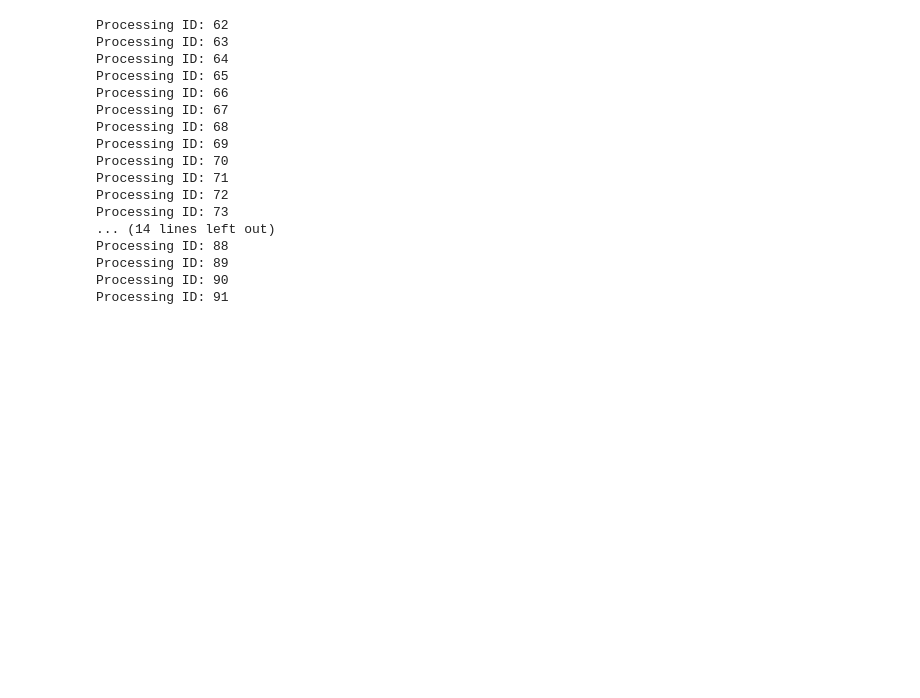
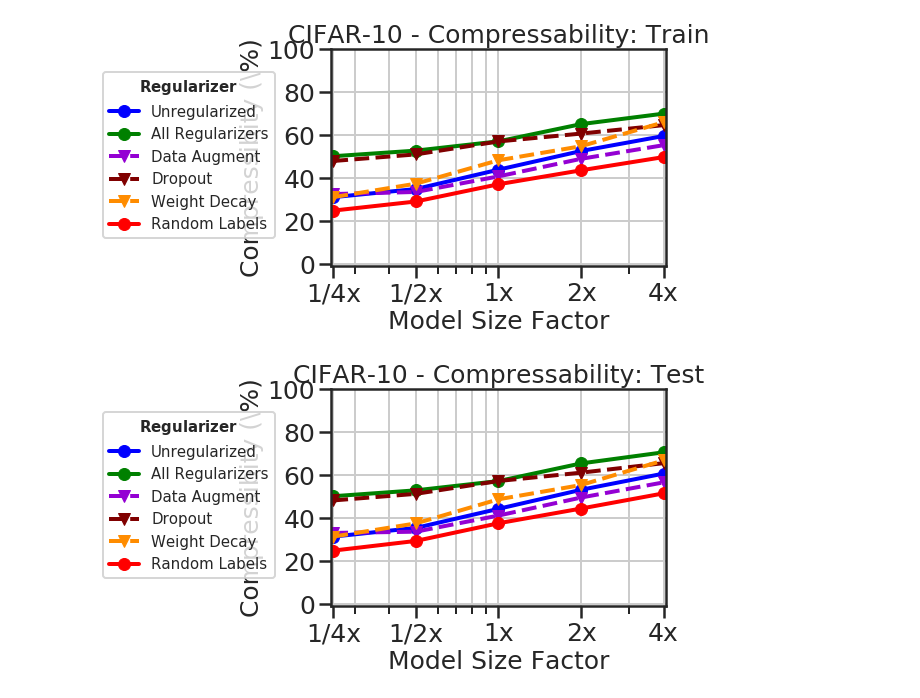
Before and after one commit to xboix/frivolous_dnns, a Jupyter notebook: ipy_notebooks/plot_compressability.ipynb, the cells around one changed output. Cells and saved outputs as stored; diff of their text form; code cells hidden in the pictures; blank space fills up the shorter version.

Commit message:
plots paper

```diff
--- a/ipy_notebooks/plot_compressability.ipynb
+++ b/ipy_notebooks/plot_compressability.ipynb
@@ -0,0 +1,11 @@
+# %%
+import numpy as np
+import matplotlib.pyplot as plt
+import pandas as pd
+import sys
+import seaborn
+
+seaborn.set()
+seaborn.set_style("ticks")
+seaborn.set_context("poster")
+from matplotlib import pyplot
@@ -1,8 +40,5 @@
 # %%
-import numpy as np
-import matplotlib.pyplot as plt
-import pandas as pd
-import sys
+
 sys.path.append('../')
 import experiments
 
@@ -10,66 +46,54 @@ curves = 6
 curve_labels = ['Unregularized', 'All Regularizers', 'Data Augment', 'Dropout', 'Weight Decay', 'Random Labels']
 curve_colors = ['blue', 'green', 'darkviolet', 'maroon', 'darkorange', 'red']
 curve_styles = ['-', '-', '--', '--', '--', '-']
+marker_styles = ['o', 'o', 'v', 'v', 'v', 'o']
+yticks = [0, 20, 40, 60, 80, 100]
+size_factors = np.array([0.25, 0.5, 1, 2, 4])
 sizes = 5
-size_factors = [0.25, 0.5, 1, 2, 4]
 size_idx_map = {0.25: 0, 0.5: 1, 1: 2, 2: 3, 4: 4}
 size_labels = ['1/4x', '1/2x', '1x', '2x', '4x']
 crosses = 3
 
-results = np.zeros((curves, sizes, 3))
-results_test = np.zeros((curves, sizes, 3))
+results = np.zeros((curves, sizes))
+results_test = np.zeros((curves, sizes))
 # both are indexed [size_factor][nn_type][mean/lowererr/uppererr]
 # we have to make sure to not be sketchy and state that these are averages between samplings and not nets
 
 for ID in range(62, 92):
 
-    print('Processing ID:', ID)
     opt = experiments.opt[ID]
 
     curve_idx = 0  # unregularized
     if opt.dataset.random_labels:
         curve_idx = 5  # random labels
     elif opt.hyper.augmentation and opt.hyper.drop_train < 1:
         curve_idx = 1  # all regularizers
     elif opt.hyper.augmentation:
         curve_idx = 2
     elif opt.hyper.drop_train < 1:
         curve_idx = 3
     elif opt.hyper.weight_decay:
         curve_idx = 4
     size_idx = size_idx_map[opt.dnn.neuron_multiplier[0]]
 
     csv_file = experiments.opt[ID].csv_dir + experiments.opt[ID].name + '_redundancy.csv'
     df = pd.read_csv(csv_file)
     compressability = np.array([df[df['cross_validation'] == i][df['evaluation_set'] == 'train'][df['layer'] == 'all']
                                 ['compressability_95'].iloc[0] for i in range(crosses)])
     compressability_test = np.array(
         [df[df['cross_validation'] == i][df['evaluation_set'] == 'test'][df['layer'] == 'all']
          ['compressability_95'].iloc[0] for i in range(crosses)])
-    results[curve_idx, size_idx, 0] = np.mean(compressability)
-    results[curve_idx, size_idx, 1] = results[curve_idx, size_idx, 0] - np.min(compressability)
-    results[curve_idx, size_idx, 2] = np.max(compressability) - results[curve_idx, size_idx, 0]
-    results_test[curve_idx, size_idx, 0] = np.mean(compressability_test)
-    results_test[curve_idx, size_idx, 1] = results_test[curve_idx, size_idx, 0] - np.min(compressability_test)
-    results_test[curve_idx, size_idx, 2] = np.max(compressability_test) - results_test[curve_idx, size_idx, 0]
+    results[curve_idx, size_idx] = np.mean(compressability)
+    results_test[curve_idx, size_idx] = np.mean(compressability_test)
 
 results *= 100
 results_test *= 100
+
+print_compress(r'CIFAR-10 - Compressability: Train', results, marker_styles,
+               curve_colors, curve_styles, curve_labels, yticks, r"$\bf{Regularizer}$", 10)
+
+print_compress(r'CIFAR-10 - Compressability: Test', results_test, marker_styles,
+               curve_colors, curve_styles, curve_labels, yticks, r"$\bf{Regularizer}$", 10)
 # %% [output]
-Processing ID: 62
-Processing ID: 63
-Processing ID: 64
-Processing ID: 65
-Processing ID: 66
-Processing ID: 67
-Processing ID: 68
-Processing ID: 69
-Processing ID: 70
-Processing ID: 71
-Processing ID: 72
-Processing ID: 73
-... (14 lines left out)
-Processing ID: 88
-Processing ID: 89
-Processing ID: 90
-Processing ID: 91
+[figure, added]
+[figure, added]
```
Also changed, not shown: parts of 4 cells of this notebook, 6 other files.
